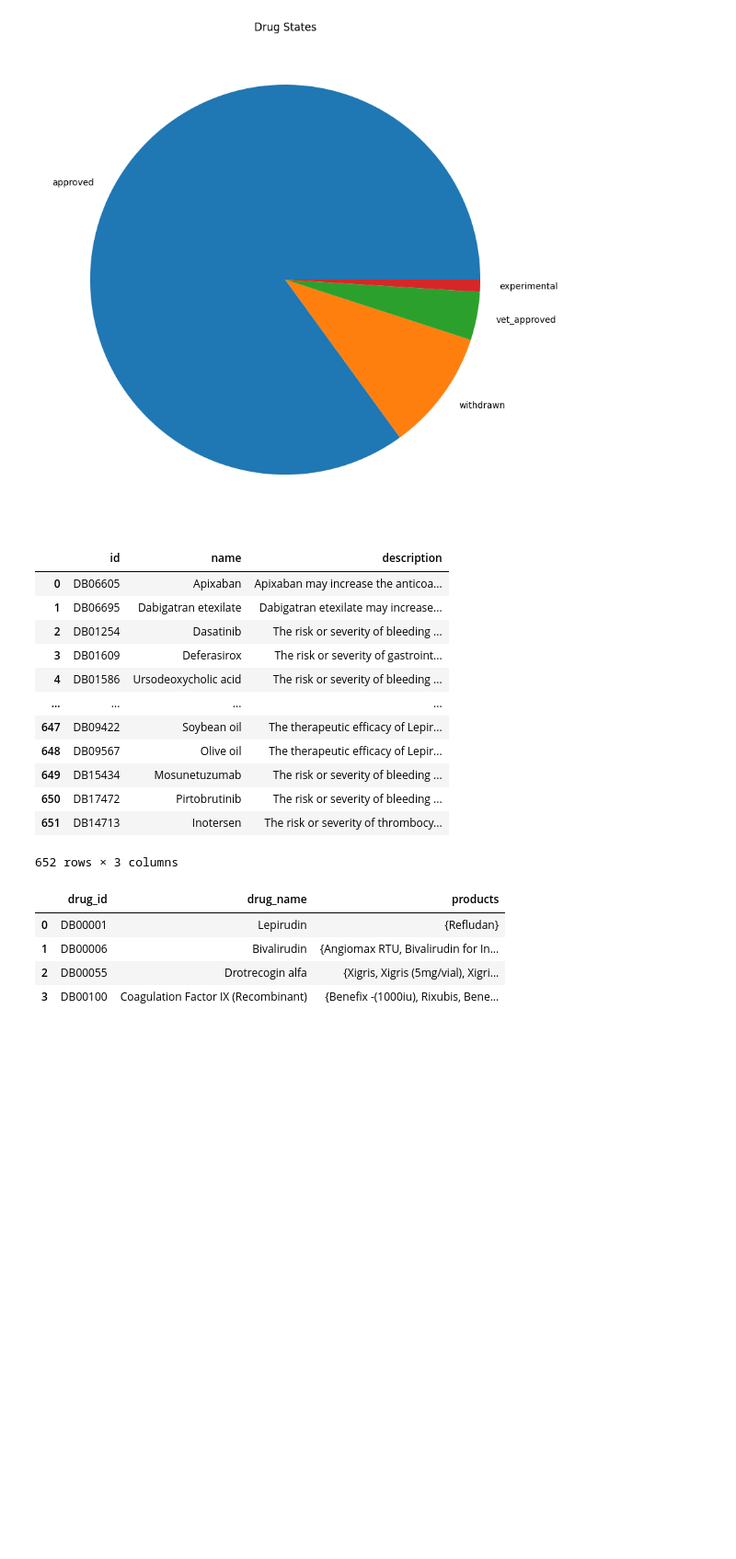
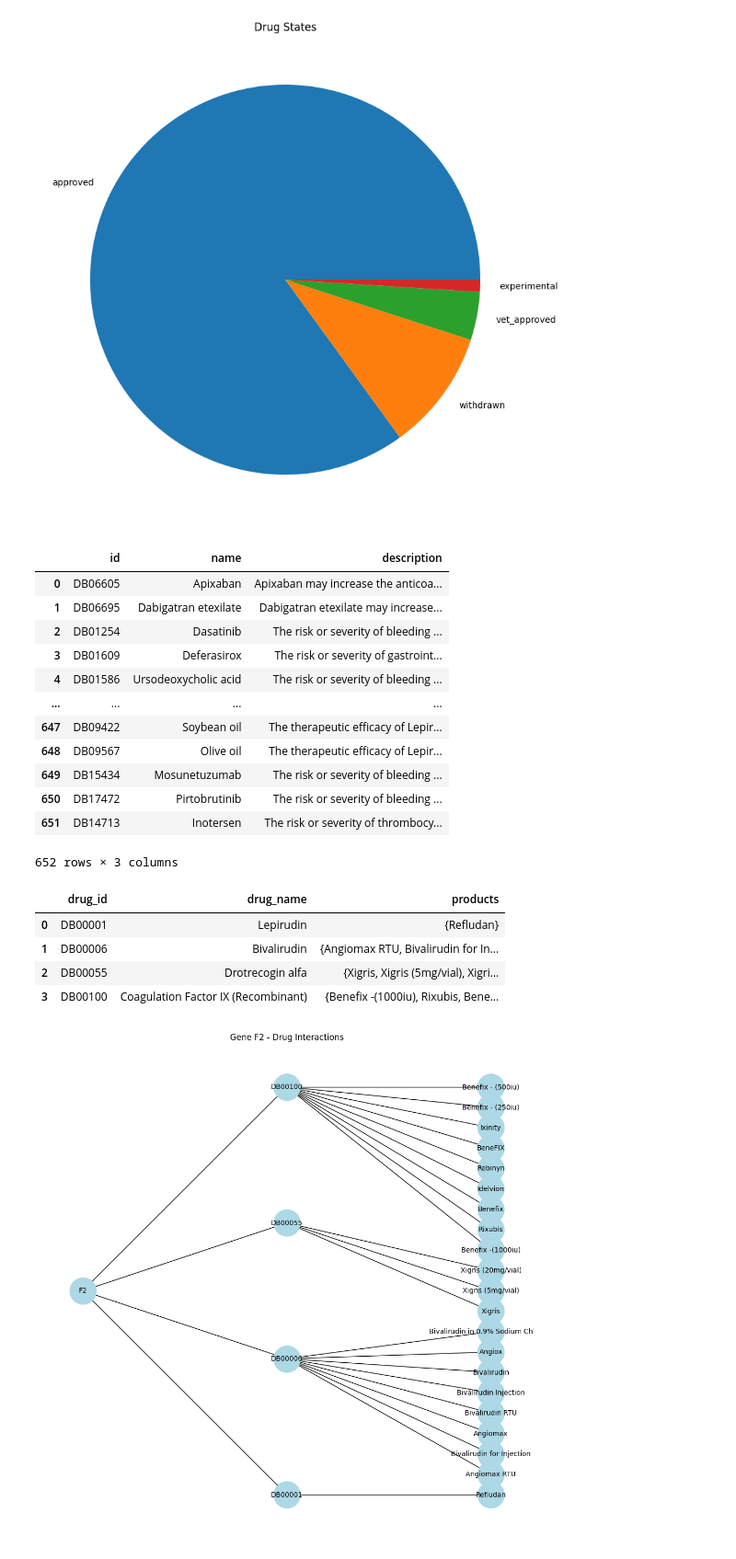
Before and after one commit to MaciejWisniewskiK/PythonProject, a Jupyter notebook: main.ipynb, the cells around one changed output. Shown: that part at 92% size. Drawn from its saved outputs; the diff is of its cells as text; code cells hidden in the pictures; blank space fills up the shorter version.

```diff
--- a/main.ipynb
+++ b/main.ipynb
@@ -439,35 +439,51 @@ def gene_drug_interaction_df(gene_name):
 
 
     return pd.DataFrame(data)
 
 df = gene_drug_interaction_df("F2")
 display(df)
 
 def gene_drug_interaction_graph(gene_name):
     df = gene_drug_interaction_df(gene_name)
 
     G = nx.Graph()
-    G.add_node(gene_name, label=gene_name)
+    G.add_node(gene_name, label=gene_name, node_type="gene")
 
     for drug_id, drug_name, products in zip(df["drug_id"], df["drug_name"], df["products"]):
-        G.add_node(drug_id, label=drug_name)
+        G.add_node(drug_id, label=drug_name, node_type="drug")
         G.add_edge(gene_name, drug_id)
 
         for product in products:
-            G.add_node(product, label=product)
+            G.add_node(product, label=product, node_type="product")
             G.add_edge(drug_id, product)
 
-    spring_layout = nx.spring_layout(G)
+    pos = {}
+
+    gene_node = [node for node in G.nodes if G.nodes[node]["node_type"] == "gene"][0]
+    drug_nodes = [node for node in G.nodes if G.nodes[node]["node_type"] == "drug"]
+    product_nodes = [node for node in G.nodes if G.nodes[node]["node_type"] == "product"]
+
+    pos[gene_node] = (0, 0.5)
+
+    y_positions = np.linspace(0, 1, len(drug_nodes))
+    for i, node in enumerate(drug_nodes):
+        pos[node] = (0.5, y_positions[i])
+
+    y_positions = np.linspace(0, 1, len(product_nodes))
+    for i, node in enumerate(product_nodes):
+        pos[node] = (1, y_positions[i])
+
 
     plt.figure(figsize=(10, 10))
-    nx.draw(G, spring_layout, with_labels=True, node_size=1500, node_color='lightblue', font_size=10)
+    nx.draw(G, pos, with_labels=True, node_size=1500, node_color='lightblue', font_size=10)
     plt.title(f"Gene {gene_name} - Drug Interactions")
     plt.show()
 
 gene_drug_interaction_graph("F2")
 # %% [output]
 |  | drug_id | drug_name | products |
 | 0 | DB00001 | Lepirudin | {Refludan} |
 | 1 | DB00006 | Bivalirudin | {Angiomax RTU, Bivalirudin for In... |
 | 2 | DB00055 | Drotrecogin alfa | {Xigris, Xigris (5mg/vial), Xigri... |
 | 3 | DB00100 | Coagulation Factor IX (Recombinant) | {Benefix -(1000iu), Rixubis, Bene... |
+[figure, added]
```
